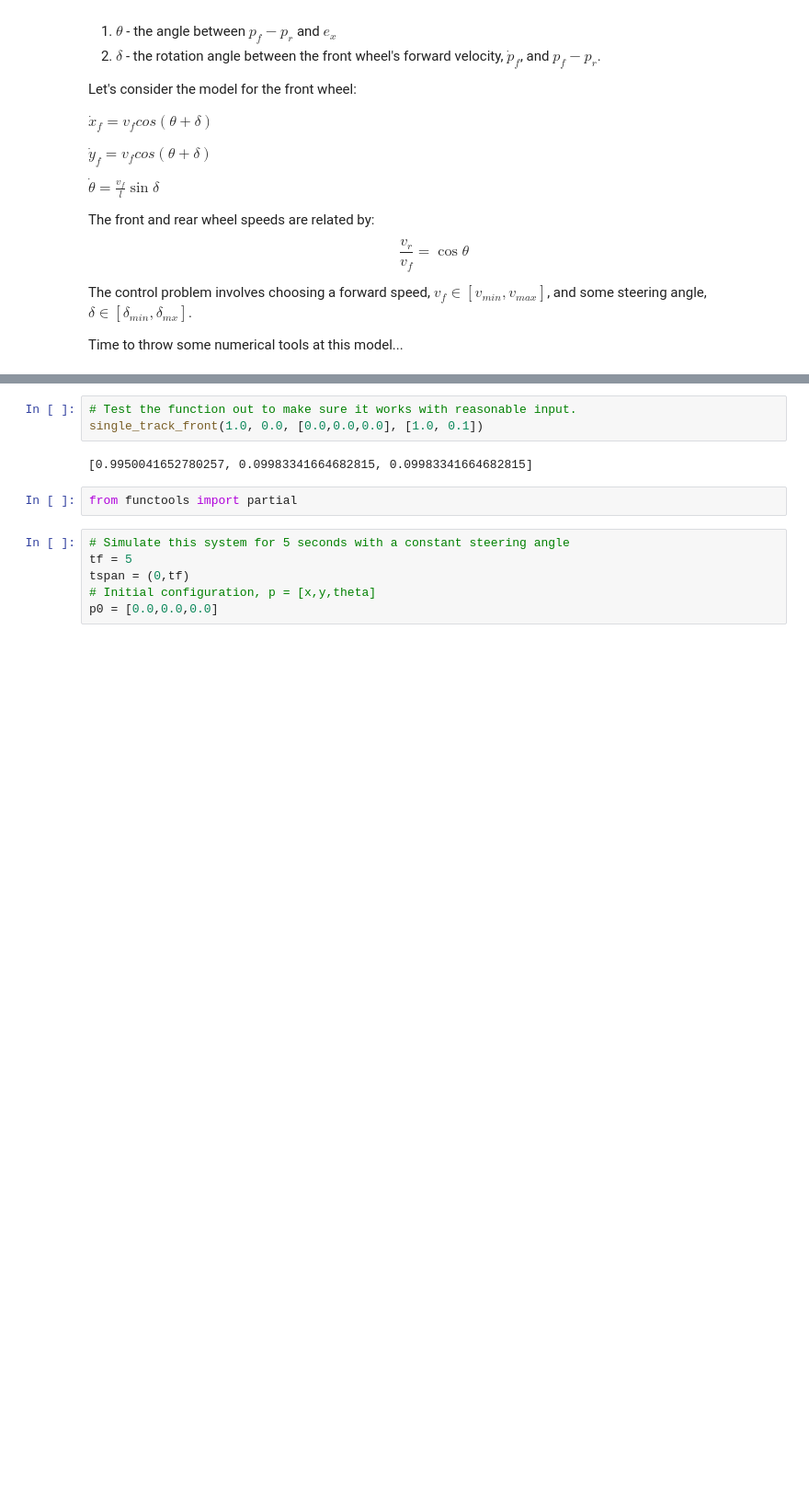
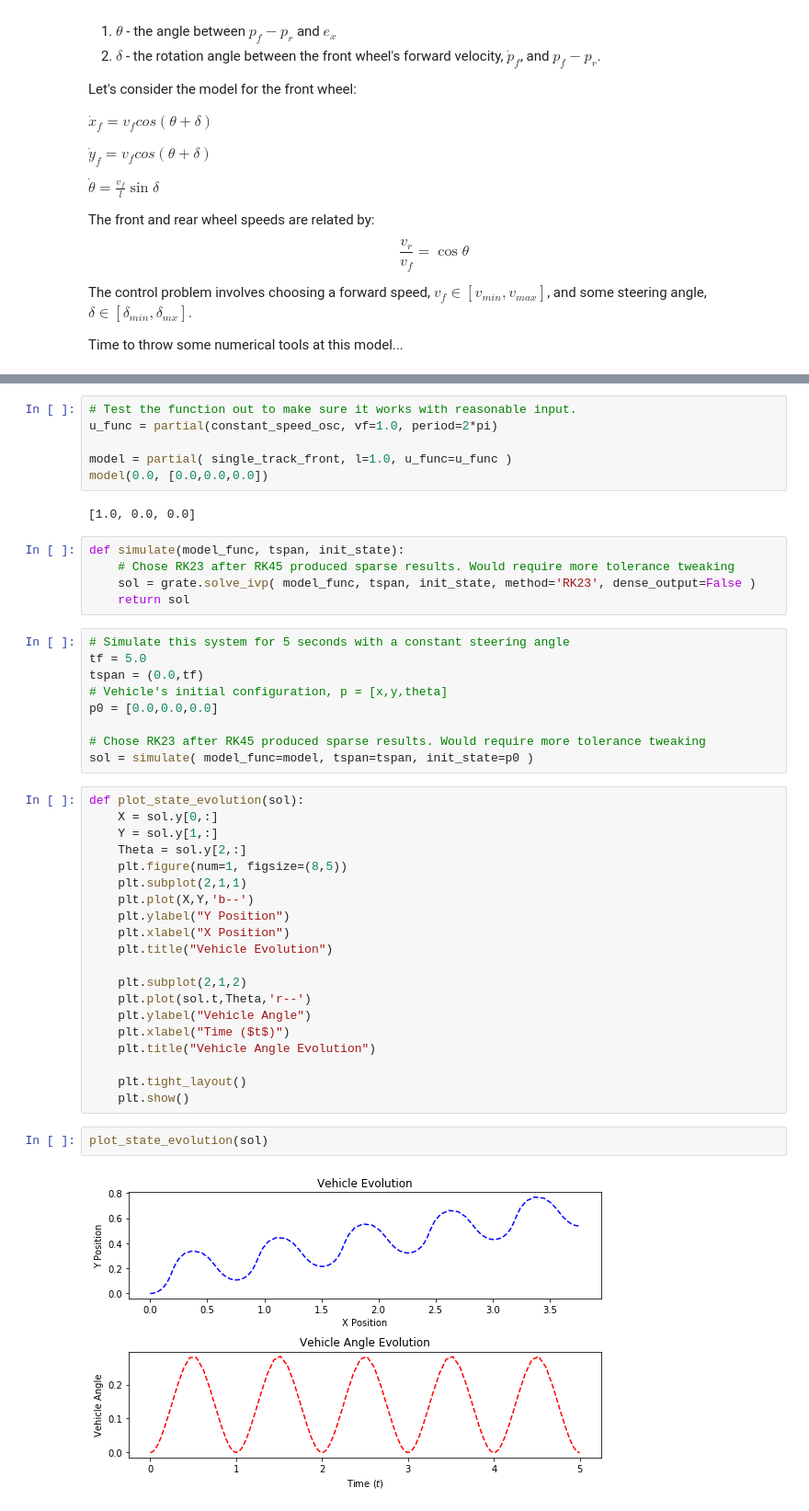
Before and after one commit to drpjm/autonomous-vehicle, a Jupyter notebook: modeling/kinematics-single-track.ipynb, the cells around one changed output, grey strips where cells are left out. Shown: that part at 92% size. Drawn from its saved outputs; the diff is of its cells as text; blank space fills up the shorter version.

Commit message:
Revised apis to work better with partial and solve_ivp. Created discontinuous angle input function. Addded plots.

```diff
--- a/modeling/kinematics-single-track.ipynb
+++ b/modeling/kinematics-single-track.ipynb
@@ -51,13 +61,46 @@ def single_track_front(l, t, p, u):
 # %%
 # Test the function out to make sure it works with reasonable input.
-single_track_front(1.0, 0.0, [0.0,0.0,0.0], [1.0, 0.1])
+u_func = partial(constant_speed_osc, vf=1.0, period=2*pi)
+
+model = partial( single_track_front, l=1.0, u_func=u_func )
+model(0.0, [0.0,0.0,0.0])
 # %% [output]
-[0.9950041652780257, 0.09983341664682815, 0.09983341664682815]
+[1.0, 0.0, 0.0]
-# %%
-from functools import partial
+# %%
+def simulate(model_func, tspan, init_state):
+    # Chose RK23 after RK45 produced sparse results. Would require more tolerance tweaking
+    sol = grate.solve_ivp( model_func, tspan, init_state, method='RK23', dense_output=False )
+    return sol
 # %%
 # Simulate this system for 5 seconds with a constant steering angle
-tf = 5
-tspan = (0,tf)
-# Initial configuration, p = [x,y,theta]
+tf = 5.0
+tspan = (0.0,tf)
+# Vehicle's initial configuration, p = [x,y,theta]
 p0 = [0.0,0.0,0.0]
+
+# Chose RK23 after RK45 produced sparse results. Would require more tolerance tweaking
+sol = simulate( model_func=model, tspan=tspan, init_state=p0 )
+# %%
+def plot_state_evolution(sol):
+    X = sol.y[0,:]
+    Y = sol.y[1,:]
+    Theta = sol.y[2,:]
+    plt.figure(num=1, figsize=(8,5))
+    plt.subplot(2,1,1)
+    plt.plot(X,Y,'b--')
+    plt.ylabel("Y Position")
+    plt.xlabel("X Position")
+    plt.title("Vehicle Evolution")
+
+    plt.subplot(2,1,2)
+    plt.plot(sol.t,Theta,'r--')
+    plt.ylabel("Vehicle Angle")
+    plt.xlabel("Time ($t$)")
+    plt.title("Vehicle Angle Evolution")
+
+    plt.tight_layout()
+    plt.show()
+# %%
+plot_state_evolution(sol)
+# %% [output]
+[figure, added]
```
Also changed, not shown: parts of 11 cells of this notebook.
